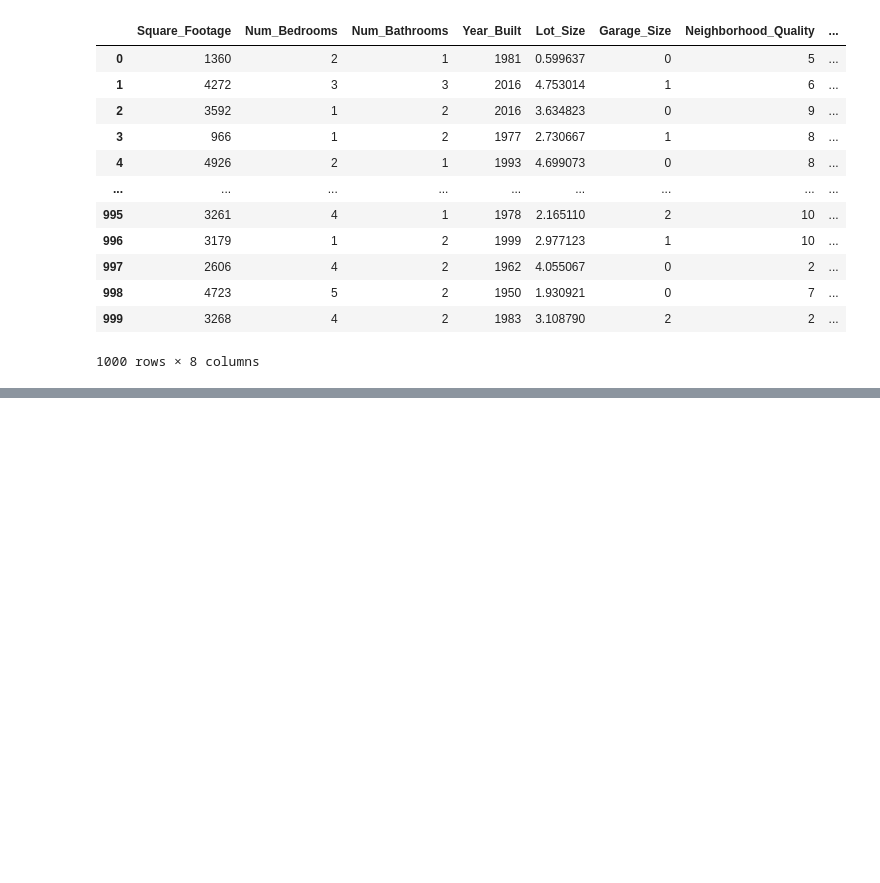
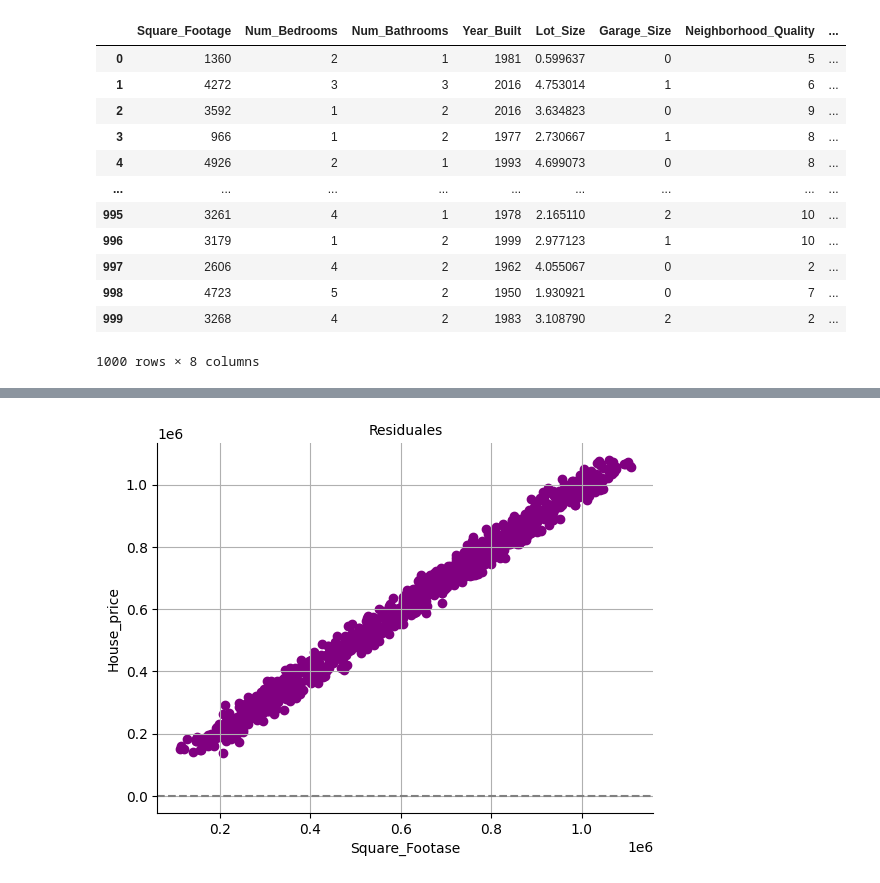
Before and after one commit to Jose-Luis25/EstadisticaVerano, a Jupyter notebook: house_price_regression_dataset.ipynb, the cells around one changed output, grey strips where cells are left out. Saved outputs shown, nothing was run; the diff lists cells and outputs as text; code cells hidden in the pictures; blank space fills up the shorter version.

```diff
--- a/house_price_regression_dataset.ipynb
+++ b/house_price_regression_dataset.ipynb
@@ -21,0 +69,83 @@ df
+# %%
+x = df[["Square_Footage","Lot_Size"]]
+y = df["House_Price"]
+
+
+#2 Realice un diagrama de dispersión para estos datos.
+import matplotlib.pyplot as plt
+
+
+
+
+
+# 6. Obtenga la recta de regresión ajustada y grafíquelo sobre el gráfico de
+# dispersión.
+import statsmodels.api as sm
+x_constante = sm.add_constant(x)
+modelo = sm.OLS(y, x_constante).fit()
+
+yc = modelo.predict(x_constante)
+
+
+
+
+
+# 5. Calcule el coeficiente de determinación e interprete el resultado.
+from sklearn.metrics import r2_score  # recomendada
+r2 = r2_score(y, yc)
+print(f'Coeficiente de determinación: {r2: 0.4f}\n')
+
+
+
+# 7. Obtenga un intervalo de confianza del 95% para la pendiente de la recta de
+# regresión ajustada ( b1 )
+nivel_de_confianza = 0.95
+intervalo_de_confianza = modelo.conf_int(alpha = 1 - nivel_de_confianza)
+intervalo_de_confianza_b1 = intervalo_de_confianza.iloc[1]
+print(f'Intervalo de confianza para b1 de {nivel_de_confianza: 0.0%}')
+print(f'{intervalo_de_confianza_b1[0]: 0.4f} < b1 < {intervalo_de_confianza_b1[1]: 0.4f}\n')
+
+
+# 8. Calcule los residuales y trace un nuevo gráfico de dispersión. Comente,
+# ¿Parece que se verifican los supuestos?
+residuales = modelo.resid
+plt.figure()
+plt.title("Residuales", fontsize = 10)
+plt.scatter(y, yc, color = 'purple')
+plt.xlabel("Square_Footase")
+plt.ylabel("House_price")
+plt.axhline(y = 0, color = 'gray', linestyle = '--')
+plt.gca().spines[['top', 'right']].set_visible(False)
+plt.grid()#APARECEN LOS CUADRITOS EN LA TABLA
+
+
+# 9. Realice la prueba de Shapiro para los residuales y comente el resultado.
+from scipy.stats import shapiro
+_, valor_p_sh = shapiro(residuales)
+print(f'valor-p de Shapiro: {valor_p_sh: 0.4f}\n')
+
+
+
+# 10. Realice la prueba de Brausch-Pagan para los residuales y comente el
+# resultado.
+from statsmodels.stats.api import het_breuschpagan
+_, valor_p_bp, _, _ = het_breuschpagan(residuales, x_constante)
+print(f'valor_p de Breusch-Pagan: {valor_p_bp: 0.4f}\n')
+
+
+
+# 11. Utiliza la recta de regresión para interpolar dos valores y extrapolar uno
+
+#print(f'para x = 30 y = {modelo.predict([1, 30])}')
+#print(f'para x = 40, y = {modelo.predict([1, 40])}')
+#print(f'para x = 150, y = {modelo.predict([1, 150])}\n')
+#print(modelo.get_prediction([1, 4]).summary_frame(alpha = 0.05))
+
+
+# 12. Realice una tabla ANOVA e interprete el resultado.
+from statsmodels.formula.api import ols
+# Y ~ X
+modelo_lineal = ols("House_Price ~ Square_Footage + Lot_Size", data = df).fit()
+tabla_anova = sm.stats.anova_lm(modelo_lineal)
+tabla_anova
+# %% [output]
@@ -21,0 +164 @@ df
+[figure, added]
```
Also changed, not shown: parts of 4 cells of this notebook.
